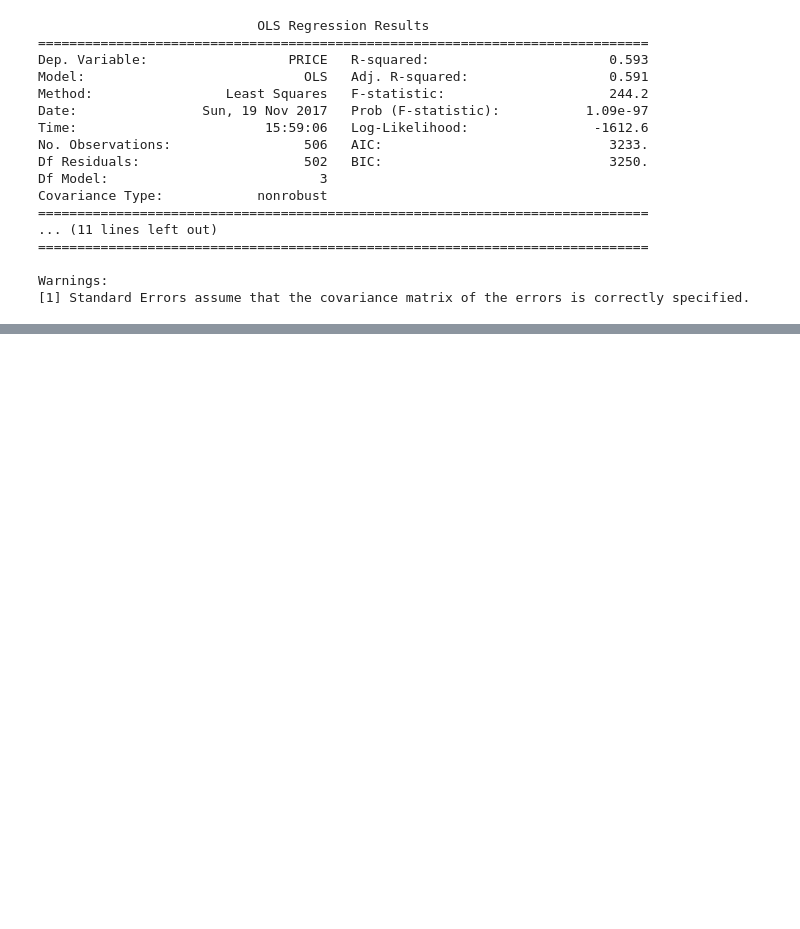
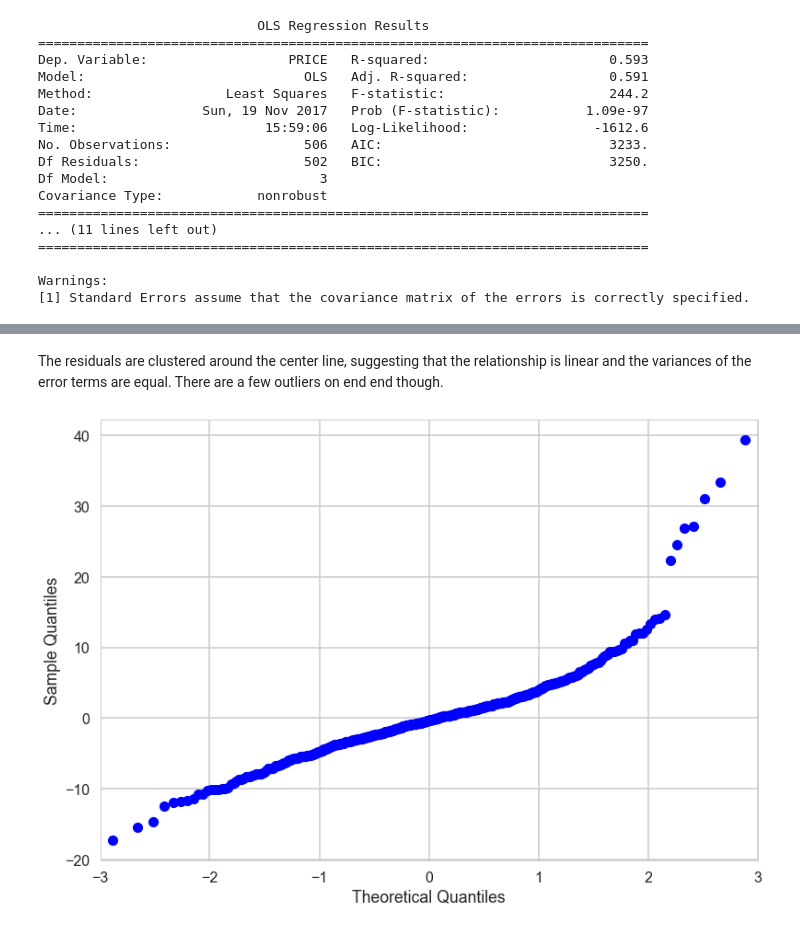
Before and after one commit to bouncebarkrun/Springboard-Data-Science-Career-Track, a Jupyter notebook: MiniProjects/linear_regression/Mini_Project_Linear_Regression.ipynb, the cells around one changed output, grey strips where cells are left out. Saved outputs shown, nothing was run; the diff lists cells and outputs as text; code cells hidden in the pictures; blank space fills up the shorter version.

```diff
--- a/MiniProjects/linear_regression/Mini_Project_Linear_Regression.ipynb
+++ b/MiniProjects/linear_regression/Mini_Project_Linear_Regression.ipynb
@@ -896,0 +905,7 @@ Warnings:
+# %% [markdown]
+The residuals are clustered around the center line, suggesting that the relationship is linear and the variances of the error terms are equal. There are a few outliers on end end though.
+# %%
+fig = sm.qqplot(m3.resid)
+>>> plt.show()
+# %% [output]
+[figure, added]
```
Also changed, not shown: parts of 6 cells of this notebook.
